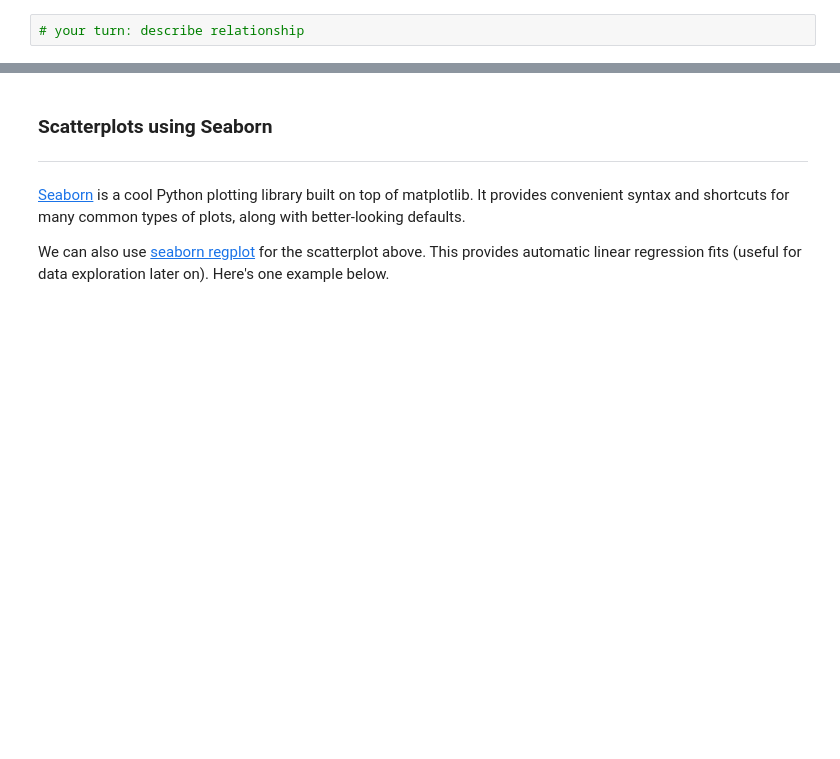
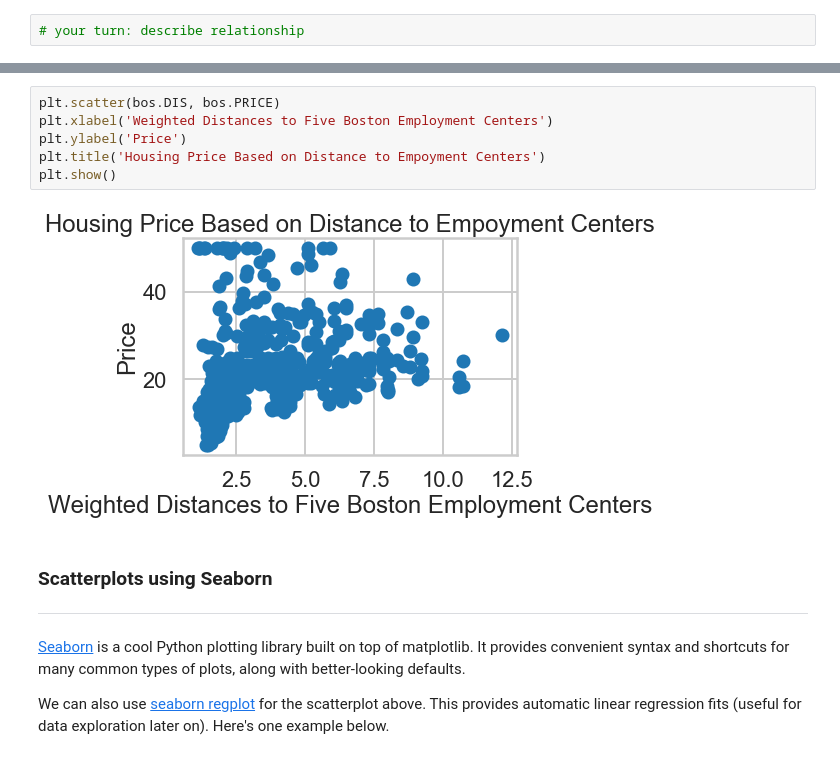
Before and after one commit to annafin/Springboard-Data-Science, a Jupyter notebook: unit_10_machine_learning/linear_regression/mini_project_linear_regression.ipynb, the cells around one changed output, grey strips where cells are left out. Cells and saved outputs as stored; diff of their text form; blank space fills up the shorter version.

```diff
--- a/unit_10_machine_learning/linear_regression/mini_project_linear_regression.ipynb
+++ b/unit_10_machine_learning/linear_regression/mini_project_linear_regression.ipynb
@@ -288,3 +310,11 @@ Text(0.5, 1.0, 'Relationship between CRIM and Price')
+# %%
+plt.scatter(bos.DIS, bos.PRICE)
+plt.xlabel('Weighted Distances to Five Boston Employment Centers')
+plt.ylabel('Price')
+plt.title('Housing Price Based on Distance to Empoyment Centers')
+plt.show()
+# %% [output]
+[figure, added]
 # %% [markdown]
 ### Scatterplots using Seaborn
 ***
```
Also changed, not shown: parts of 23 cells of this notebook, 1 other file.
